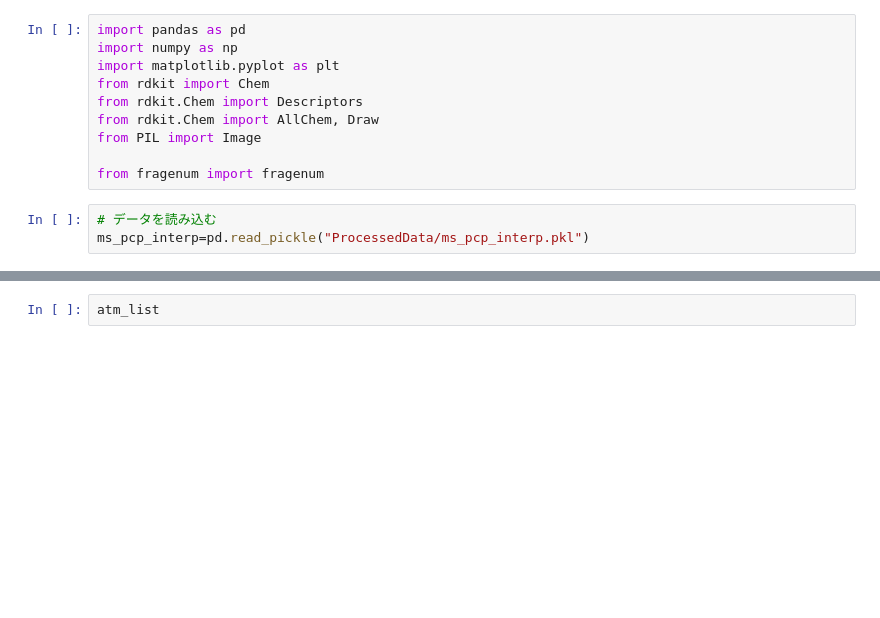
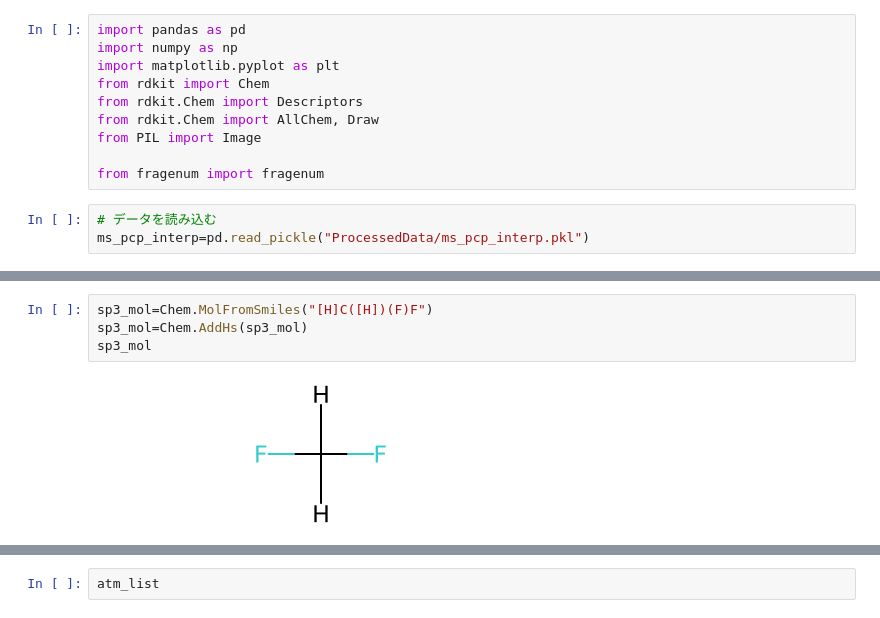
Before and after one commit to SolKul/MassMI, a Jupyter notebook: 03FragmentsByMass.ipynb, the cells around one changed output, grey strips where cells are left out. Drawn from its saved outputs; the diff is of its cells as text; blank space fills up the shorter version.

```diff
--- a/03FragmentsByMass.ipynb
+++ b/03FragmentsByMass.ipynb
@@ -49,0 +228,6 @@ CP_t.GenProComb()
+# %%
+sp3_mol=Chem.MolFromSmiles("[H]C([H])(F)F")
+sp3_mol=Chem.AddHs(sp3_mol)
+sp3_mol
+# %% [output]
+[figure, added]
```
Also changed, not shown: parts of 44 cells of this notebook.
